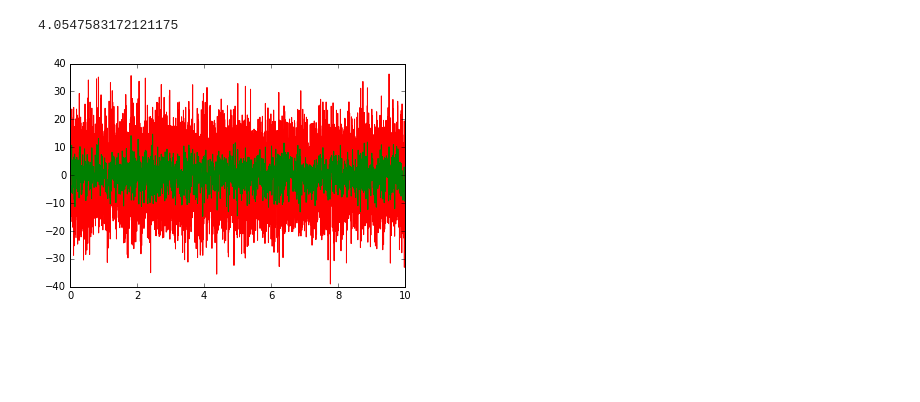
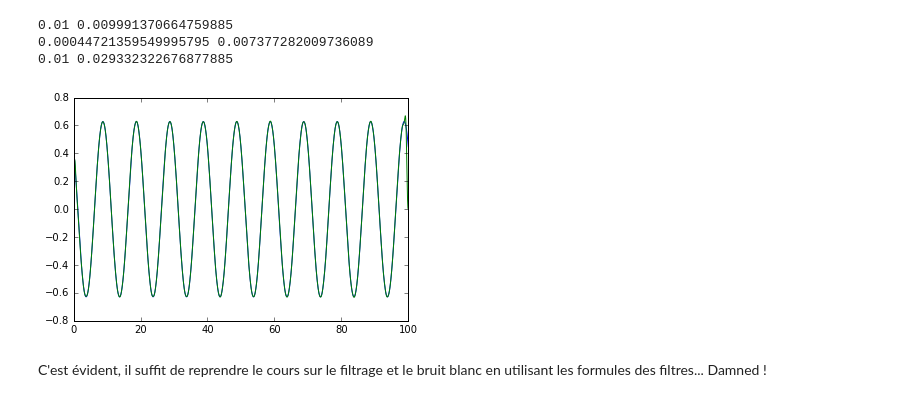
Before and after one commit to PierreOlivierVandanjon/cours_problemes_inverses, a Jupyter notebook: calcul_bruit_sur_derivee.ipynb, the cells around one changed output. Cells and saved outputs as stored; diff of their text form; code cells hidden in the pictures; blank space fills up the shorter version.

Commit message:
calcul du bruit sur la dérivée

```diff
--- a/calcul_bruit_sur_derivee.ipynb
+++ b/calcul_bruit_sur_derivee.ipynb
@@ -1,4 +1,10 @@
 # %%
+# -*- coding: utf-8 -*-
+"""
+Éditeur de Spyder
+
+Ceci est un script temporaire.
+"""
 def clearall():
     all = [var for var in globals() if var[0] != "_"]
     for var in all:
@@ -9,44 +15,78 @@ from scipy import signal
 tech=0.001
 fech=1/tech
 fnyquist=fech/2
-fc = 90 # on ocupe à 10 Hz
-tmax=10 #
+fc = 1 # on ocupe à fc Hz
+tmax=100 #
 gain = 1
-f1 = 5
+f1 = fc/10
 f2=2*fc
 retard1=math.pi/4
 retard2=math.pi/3
-nech=np.floor(tmax/tech)+1
+nech=np.floor(tmax/tech+1)
 temps=np.linspace(0,tmax,num=nech)
 signal_vrai= gain*np.sin(2*math.pi*f1*temps+retard1)
+derive_signal_vrai=2*math.pi*f1*gain*np.cos(2*math.pi*f1*temps+retard1)
 
-gain_bruit=10 ;
+gain_bruit=0.01 ;
 bruit=gain_bruit*np.random.randn(nech)
 signal_bruite=signal_vrai+ bruit + 0.0*gain*np.sin(2*math.pi*f2*temps+retard2)
 
 ordre=4;
 b, a = signal.butter(ordre, fc/fnyquist)
 signal_filtre=signal.filtfilt(b,a, signal_bruite)
+derive_signal_filtre=(signal_filtre[2:]-signal_filtre[:nech-2])/(2*tech)
+bord=1
+nechs=nech-2*bord+1
+indice_reel=np.linspace(bord, nech-bord,num=nechs)
+indice=np.array(indice_reel, int)
+ts=temps[indice]
+derive_signal_vrai=derive_signal_vrai[indice]
+
 
 bord=3*ordre
 nechs=nech-2*bord+1
 indice_reel=np.linspace(bord, nech-bord,num=nechs)
 indice=np.array(indice_reel, int)
 t=temps[indice]
 sv=signal_vrai[indice]
 sb=signal_bruite[indice]
 sf=signal_filtre[indice]
+ts=ts[indice]
+dsv=derive_signal_vrai[indice]
+dsf=derive_signal_filtre[indice]
+
+
 
 import matplotlib.pyplot as plt
-%matplotlib inline
-fig = plt.figure()
-plt.plot(t, sv,'b',t,sb,'r', t, sf, 'g')
+#fig1 = plt.figure()
+#plt.plot(t, sv,'b',t,sb,'r', t, sf, 'g')
+
+
+erreur = sb-sv
+somme_carre=np.dot(erreur, erreur.T)
+variance_experimentale=somme_carre/nechs
+ecart_type_experimental=math.sqrt(variance_experimentale)
 
 erreur = sf-sv
 somme_carre=np.dot(erreur, erreur.T)
 variance_experimentale=somme_carre/nechs
-ecart_type_experimental=math.sqrt(variance_experimentale)
-print(ecart_type_experimental)
+ecart_type_experimental_filtre=math.sqrt(variance_experimentale)
+print(gain_bruit, ecart_type_experimental)
+print(gain_bruit*math.sqrt(2*fc/fech), ecart_type_experimental_filtre)
+
+
+fig2 = plt.figure()
+plt.plot(ts, dsv,'b',ts, dsf, 'g')
+
+erreur = dsf-dsv
+somme_carre=np.dot(erreur, erreur.T)
+variance_experimentale=somme_carre/nechs
+ecart_type_experimental_derive=math.sqrt(variance_experimentale)
+print(gain_bruit*fc,ecart_type_experimental_derive)
 # %% [output]
-4.0547583172121175
+0.01 0.009991370664759885
+0.00044721359549995795 0.007377282009736089
+0.01 0.029332322676877885
-[figure, old version]
+[figure, new version]
+# %% [markdown]
+C'est évident, il suffit de reprendre le cours sur le filtrage et le bruit blanc en utilisant les formules des filtres... Damned !
```
